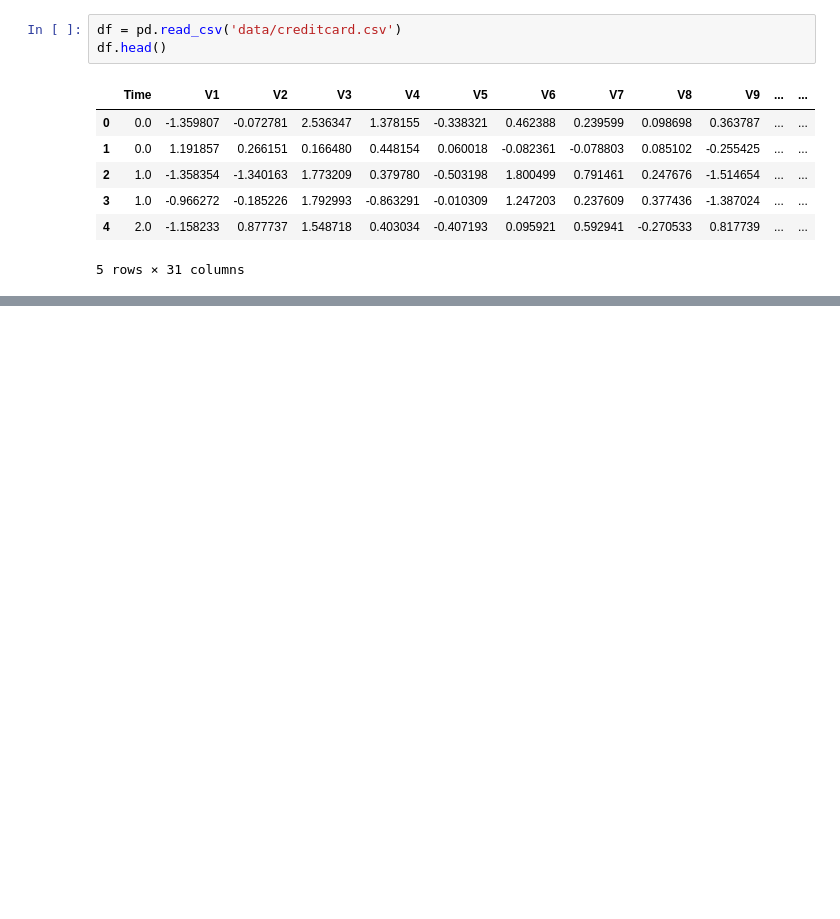
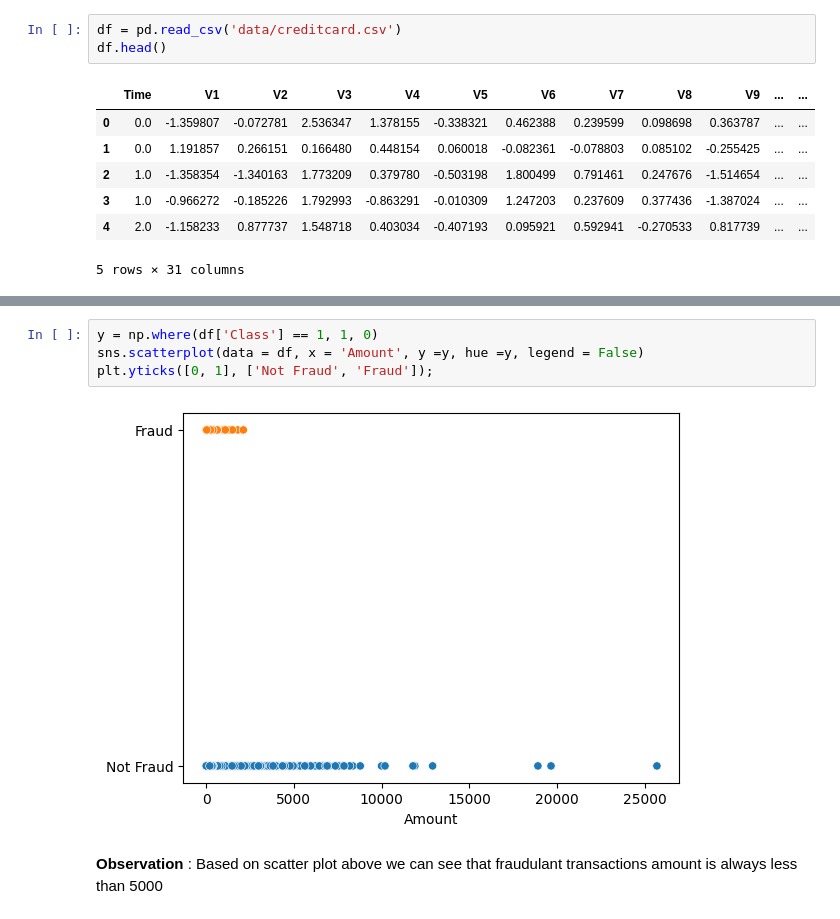
Before and after one commit to hemantborse/Capstone, a Jupyter notebook: Credit_Card_Fraud_Prediction.ipynb, the cells around one changed output, grey strips where cells are left out. Cells and saved outputs as stored; diff of their text form; blank space fills up the shorter version.

```diff
--- a/Credit_Card_Fraud_Prediction.ipynb
+++ b/Credit_Card_Fraud_Prediction.ipynb
@@ -27,0 +101,9 @@ Understanding the Features'
+# %%
+y = np.where(df['Class'] == 1, 1, 0)
+sns.scatterplot(data = df, x = 'Amount', y =y, hue =y, legend = False)
+plt.yticks([0, 1], ['Not Fraud', 'Fraud']);
+# %% [output]
+[figure, added]
+# %% [markdown]
+**Observation** :
+Based on scatter plot above we can see that fraudulant transactions amount is always less than 5000
```
Also changed, not shown: parts of 9 cells of this notebook.
